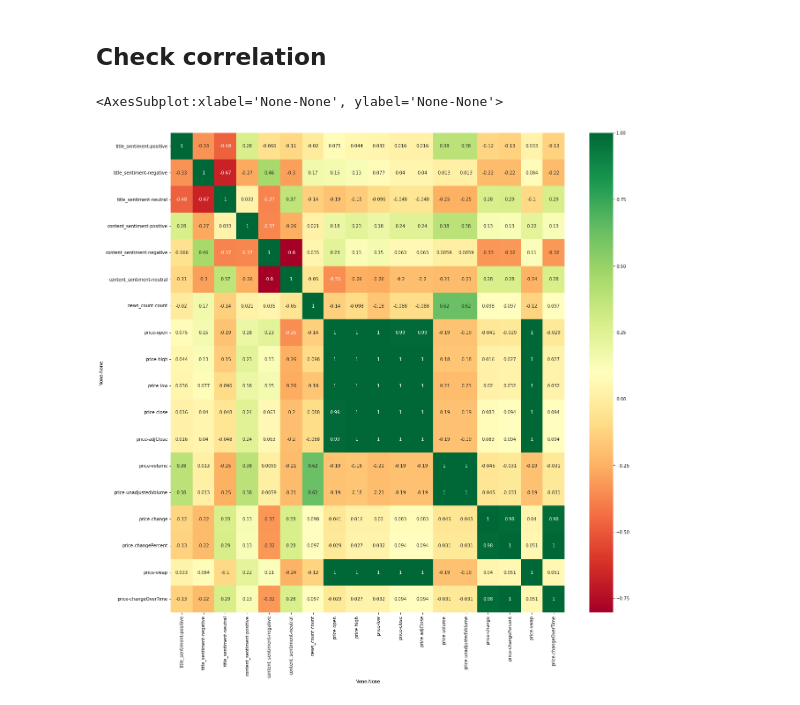
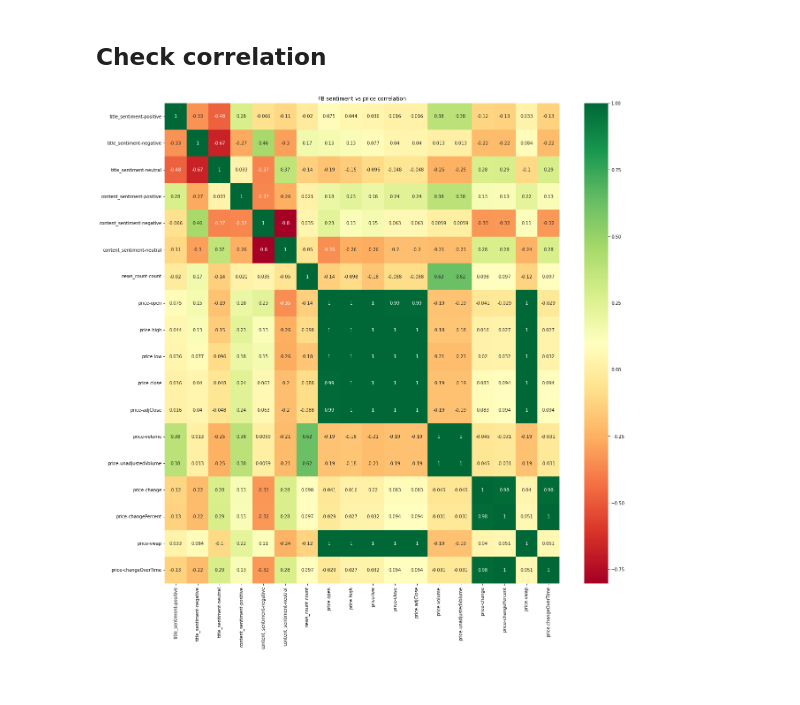
Before and after one commit to pauljhp/StockSentimentAnalysis, a Jupyter notebook: tutorial.ipynb, the cells around one changed output. Drawn from its saved outputs; the diff is of its cells as text; code cells hidden in the pictures.

```diff
--- a/tutorial.ipynb
+++ b/tutorial.ipynb
@@ -55,7 +55,9 @@ ax.set(ylabel="avg softmax",
 # %%
 import seaborn as sns
 f, ax = plt.subplots(1, figsize=(20, 20))
 sns.heatmap(summary.corr(), annot=True, ax=ax, cmap="RdYlGn")
+ax.set(title="FB sentiment vs price correlation")
+ax.set(xlabel=None, ylabel=None)
+plt.show()
 # %% [output]
-<AxesSubplot:xlabel='None-None', ylabel='None-None'>
-[figure, old version]
+[figure, new version]
```
Also changed, not shown: parts of 2 cells of this notebook.
